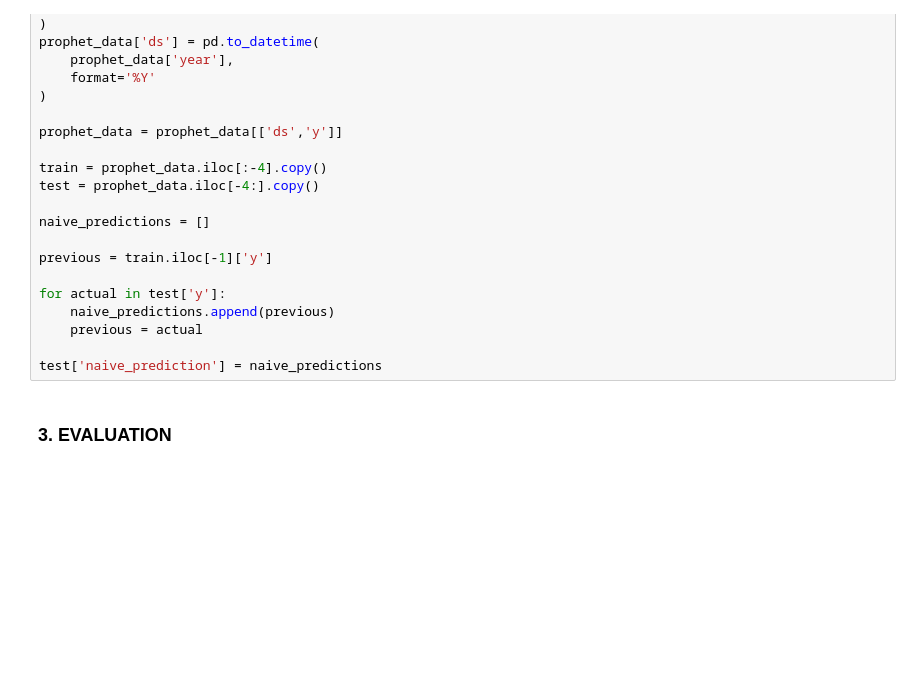
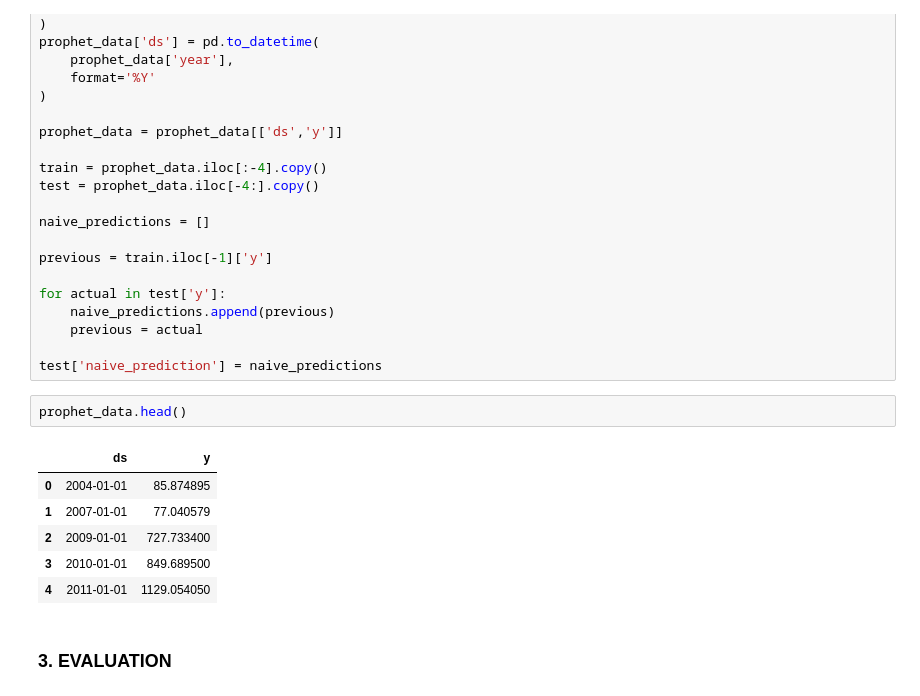
Before and after one commit to Babji-1/Job-lens-Africa, a Jupyter notebook: notebook.ipynb, the cells around one changed output. Saved outputs shown, nothing was run; the diff lists cells and outputs as text; blank space fills up the shorter version.

```diff
--- a/notebook.ipynb
+++ b/notebook.ipynb
@@ -694,6 +688,15 @@ for actual in test['y']:
     previous = actual
 
 test['naive_prediction'] = naive_predictions
+# %%
+prophet_data.head()
+# %% [output]
+|  | ds | y |
+| 0 | 2004-01-01 | 85.874895 |
+| 1 | 2007-01-01 | 77.040579 |
+| 2 | 2009-01-01 | 727.733400 |
+| 3 | 2010-01-01 | 849.689500 |
+| 4 | 2011-01-01 | 1129.054050 |
 # %% [markdown]
 ### 3. EVALUATION
 # %%
```
Also changed, not shown: parts of 16 cells of this notebook.
